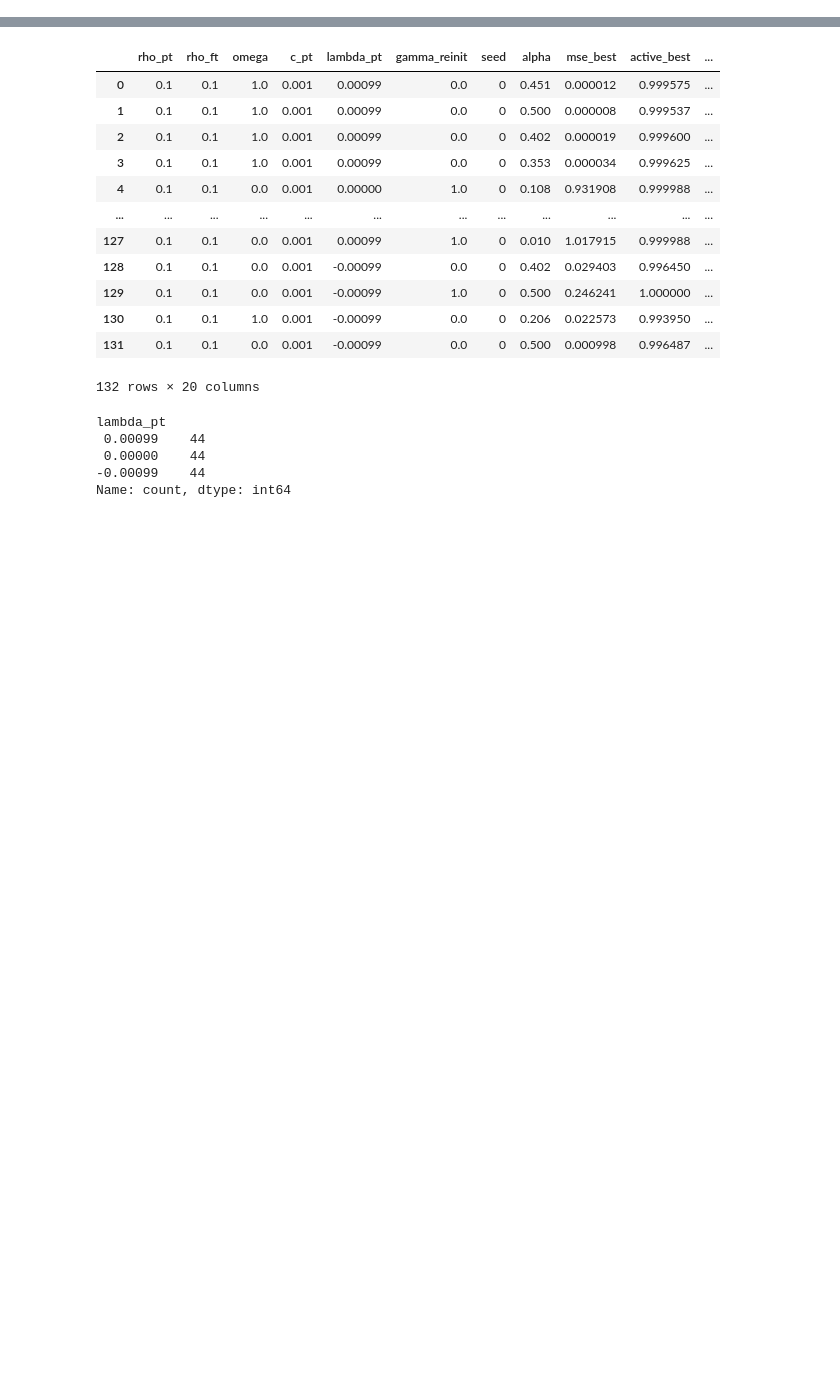
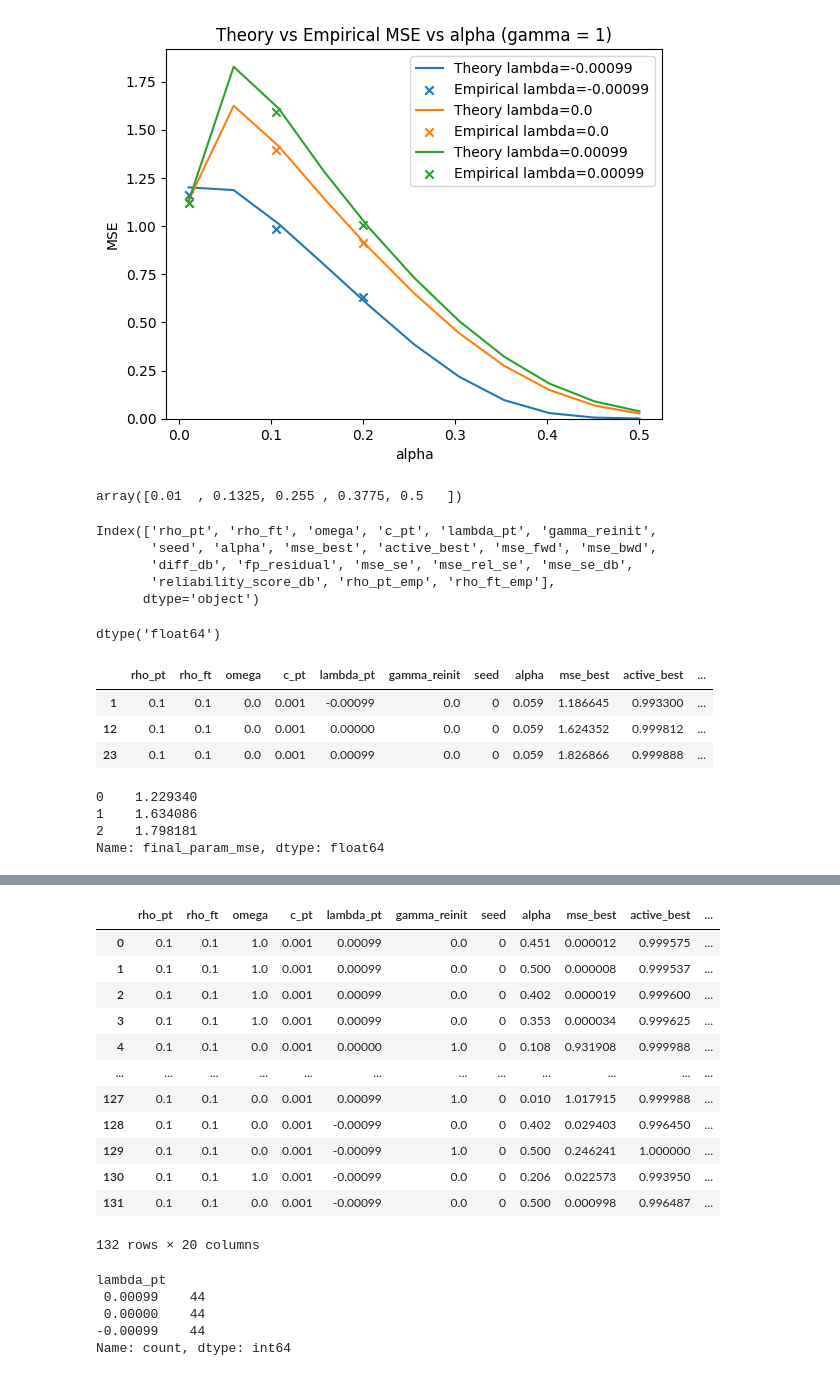
Before and after one commit to Nico31415/toy-unlearning, a Jupyter notebook: experiments/diagonal/replica/replica_ptft.ipynb, the cells around one changed output, grey strips where cells are left out. Saved outputs shown, nothing was run; the diff lists cells and outputs as text; code cells hidden in the pictures; blank space fills up the shorter version.

```diff
--- a/experiments/diagonal/replica/replica_ptft.ipynb
+++ b/experiments/diagonal/replica/replica_ptft.ipynb
@@ -43,0 +188,68 @@ KeyboardInterrupt:
+# %%
+import matplotlib.pyplot as plt
+
+plt.figure()
+
+# loop over c values
+for lambda_val in sorted(df_replica_ptft_lmdas['lambda_pt'].unique()):
+    # subset theory
+    df_th = df_replica_ptft_lmdas[df_replica_ptft_lmdas['lambda_pt'] == lambda_val]
+    # subset empirical
+    df_emp = df_empirical_ptft[df_empirical_ptft['lambda_pt'] == lambda_val]
+
+    # plot theory: line only
+    line, = plt.plot(
+        df_th['alpha'],
+        df_th['mse_best'],
+        linestyle='-',
+        label=f'Theory lambda={lambda_val}'
+    )
+
+    # plot empirical: points only, same color as theory
+    plt.scatter(
+        df_emp['alpha'],
+        df_emp['final_param_mse'],
+        color=line.get_color(),
+        marker='x',
+        label=f'Empirical lambda={lambda_val}'
+    )
+
+plt.xlabel('alpha')
+plt.ylabel('MSE')
+plt.title('Theory vs Empirical MSE vs alpha (gamma = 1)')
+plt.ylim(bottom=0.0)
+plt.legend()
+plt.show()
+# %% [output]
+[figure, added]
+# %%
+alphas = np.linspace(0.01, 0.5, 5)
+alphas
+# %% [output]
+array([0.01  , 0.1325, 0.255 , 0.3775, 0.5   ])
+# %%
+df_replica_ptft_lmdas.columns
+# %% [output]
+Index(['rho_pt', 'rho_ft', 'omega', 'c_pt', 'lambda_pt', 'gamma_reinit',
+       'seed', 'alpha', 'mse_best', 'active_best', 'mse_fwd', 'mse_bwd',
+       'diff_db', 'fp_residual', 'mse_se', 'mse_rel_se', 'mse_se_db',
+       'reliability_score_db', 'rho_pt_emp', 'rho_ft_emp'],
+      dtype='object')
+# %%
+df_replica_ptft_lmdas['alpha'].dtype
+# %% [output]
+dtype('float64')
+# %%
+df_replica_ptft_lmdas[df_replica_ptft_lmdas['alpha'] == 0.059000000000000004]
+# %% [output]
+|  | rho_pt | rho_ft | omega | c_pt | lambda_pt | gamma_reinit | seed | alpha | mse_best | active_best | ... |
+| 1 | 0.1 | 0.1 | 0.0 | 0.001 | -0.00099 | 0.0 | 0 | 0.059 | 1.186645 | 0.993300 | ... |
+| 12 | 0.1 | 0.1 | 0.0 | 0.001 | 0.00000 | 0.0 | 0 | 0.059 | 1.624352 | 0.999812 | ... |
+| 23 | 0.1 | 0.1 | 0.0 | 0.001 | 0.00099 | 0.0 | 0 | 0.059 | 1.826866 | 0.999888 | ... |
+# %%
+df_empirical_ptft_quickcheck.final_param_mse
+# %% [output]
+0    1.229340
+1    1.634086
+2    1.798181
+Name: final_param_mse, dtype: float64
```
Also changed, not shown: parts of 18 cells of this notebook, 3 other files.
